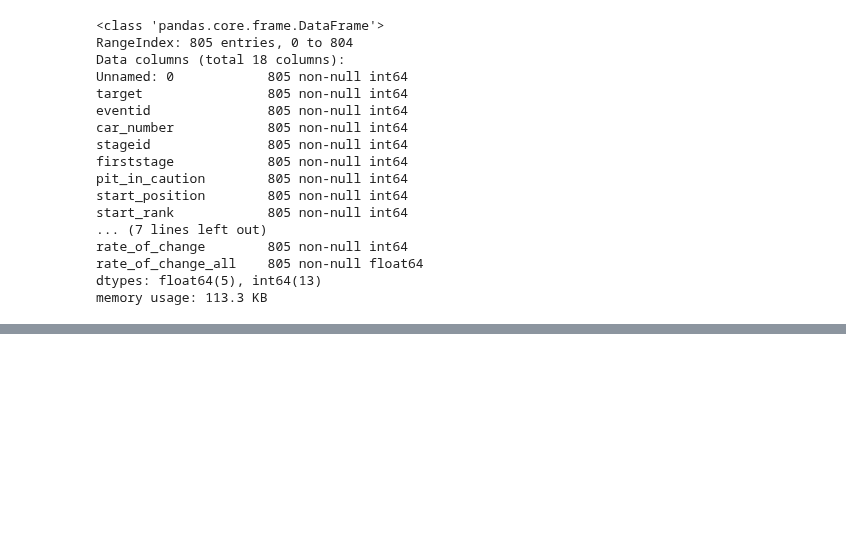
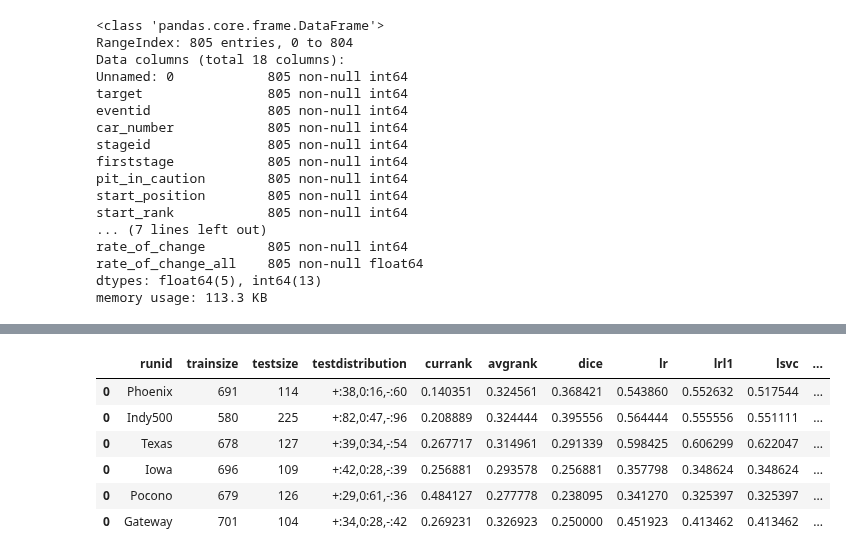
Before and after one commit to DSC-SPIDAL/rankpredictor, a Jupyter notebook: run/3.StageDataset/notebook/stage_model.ipynb, the cells around one changed output, grey strips where cells are left out. Cells and saved outputs as stored; diff of their text form; code cells hidden in the pictures; blank space fills up the shorter version.

```diff
--- a/run/3.StageDataset/notebook/stage_model.ipynb
+++ b/run/3.StageDataset/notebook/stage_model.ipynb
@@ -121,0 +248,32 @@ precision=[0.56834532 0.33333333 0.58441558], recall=[0.82291667 0.06382979 0.54
+# %%
+cols = ['runid','trainsize','testsize','testdistribution']
+cols.extend(classifiers)
+print('cols:%s'%cols)
+retdf = pd.DataFrame([],columns=cols)
+
+eventsname = ['Phoenix','Indy500','Texas','Iowa','Pocono','Gateway']
+events = set(stagedata['eventid'])
+for eventid in events:
+    print('Testset = %s'%eventsname[eventid])
+
+    train, test, train_x, train_y, test_x, test_y = split_by_eventid(stagedata, eventid)
+    test_distribution = '+:%d,0:%d,-:%d'%(np.sum(test_y>0),np.sum(test_y==0),np.sum(test_y<0))
+    #print('Testset by stageid= %s, trainsize=%d, testsize=%d, dist=%s'%
+    #      (stageid, train_x.shape[0], test_x.shape[0], test_distribution))
+
+    #record
+    rec = [eventsname[eventid],train_x.shape[0],test_x.shape[0],test_distribution]
+
+    acc = [0 for x in range(len(classifiers))]
+    for idx, clf in enumerate(classifiers):
+        acc[idx] = classifier_model(clf)
+
+    rec.extend(acc)
+    print('rec:%s'%rec)
+
+    #new df
+    df = pd.DataFrame([rec],columns=cols)
+    retdf = pd.concat([retdf, df])
+
+retdf.to_csv('crossvalid_stagedata_splitbyevent.csv')
+df_event = retdf
@@ -121,0 +414,10 @@ precision=[0.56834532 0.33333333 0.58441558], recall=[0.82291667 0.06382979 0.54
+# %%
+df_event
+# %% [output]
+|  | runid | trainsize | testsize | testdistribution | currank | avgrank | dice | lr | lrl1 | lsvc | ... |
+| 0 | Phoenix | 691 | 114 | +:38,0:16,-:60 | 0.140351 | 0.324561 | 0.368421 | 0.543860 | 0.552632 | 0.517544 | ... |
+| 0 | Indy500 | 580 | 225 | +:82,0:47,-:96 | 0.208889 | 0.324444 | 0.395556 | 0.564444 | 0.555556 | 0.551111 | ... |
+| 0 | Texas | 678 | 127 | +:39,0:34,-:54 | 0.267717 | 0.314961 | 0.291339 | 0.598425 | 0.606299 | 0.622047 | ... |
+| 0 | Iowa | 696 | 109 | +:42,0:28,-:39 | 0.256881 | 0.293578 | 0.256881 | 0.357798 | 0.348624 | 0.348624 | ... |
+| 0 | Pocono | 679 | 126 | +:29,0:61,-:36 | 0.484127 | 0.277778 | 0.238095 | 0.341270 | 0.325397 | 0.325397 | ... |
+| 0 | Gateway | 701 | 104 | +:34,0:28,-:42 | 0.269231 | 0.326923 | 0.250000 | 0.451923 | 0.413462 | 0.413462 | ... |
```
Also changed, not shown: parts of 10 cells of this notebook, 3 other files.
